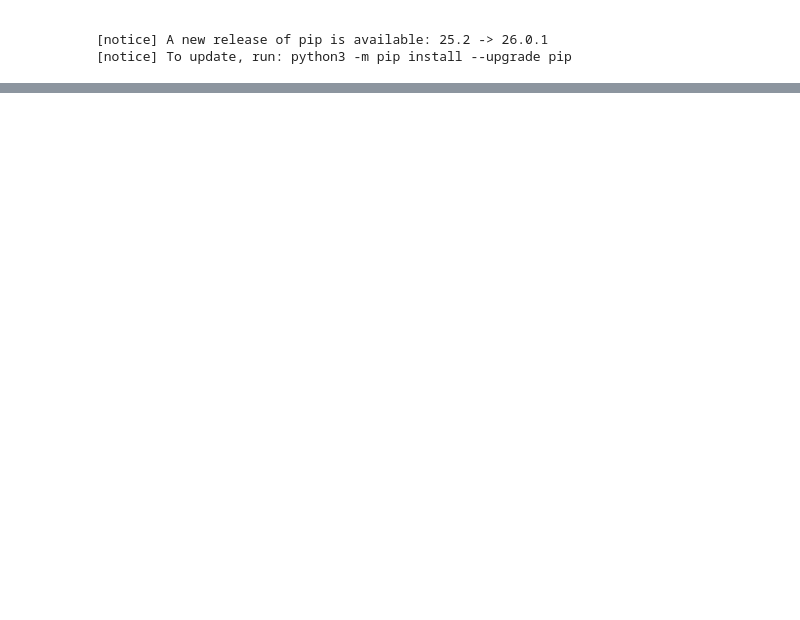
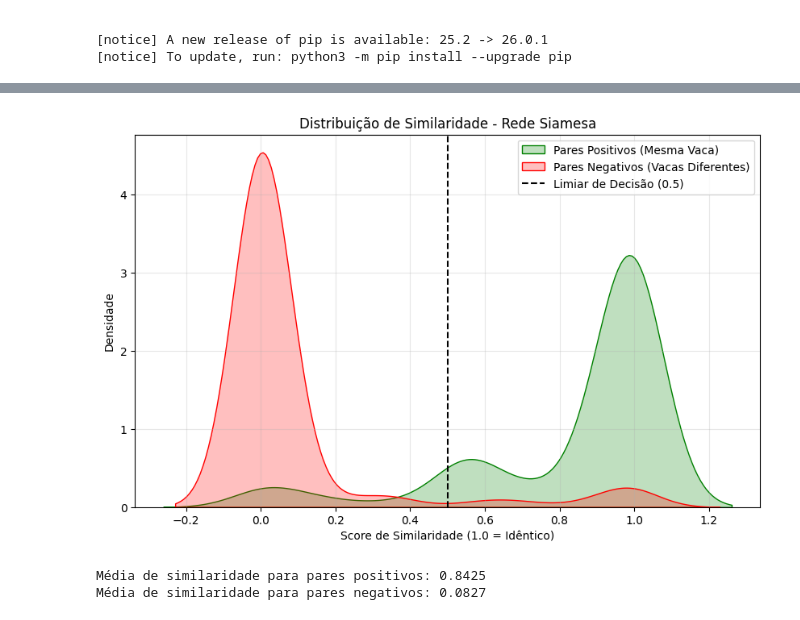
Before and after one commit to pauloprbs/cattle-identification, a Jupyter notebook: notebooks/06_modelagem_redes_siamesas.ipynb, the cells around one changed output, grey strips where cells are left out. Drawn from its saved outputs; the diff is of its cells as text; code cells hidden in the pictures; blank space fills up the shorter version.

```diff
--- a/notebooks/06_modelagem_redes_siamesas.ipynb
+++ b/notebooks/06_modelagem_redes_siamesas.ipynb
@@ -250,0 +172,26 @@ plot_comparative_confusion_matrices(df, y,
+# %%
+import matplotlib.pyplot as plt
+import seaborn as sns
+
+# Função para extrair distâncias do conjunto de teste do último fold
+y_val_pred = best_model.predict([X_vl_p[:,0], X_vl_p[:,1]])
+
+# Separar distâncias de pares positivos e negativos
+dist_positivos = y_val_pred[y_vl_p == 1]
+dist_negativos = y_val_pred[y_vl_p == 0]
+
+plt.figure(figsize=(10, 6))
+sns.kdeplot(dist_positivos.flatten(), label='Pares Positivos (Mesma Vaca)', fill=True, color='green')
+sns.kdeplot(dist_negativos.flatten(), label='Pares Negativos (Vacas Diferentes)', fill=True, color='red')
+
+plt.axvline(x=0.5, color='black', linestyle='--', label='Limiar de Decisão (0.5)')
+plt.title('Distribuição de Similaridade - Rede Siamesa')
+plt.xlabel('Score de Similaridade (1.0 = Idêntico)')
+plt.ylabel('Densidade')
+plt.legend()
+plt.grid(alpha=0.3)
+plt.show()
+
+print(f"Média de similaridade para pares positivos: {np.mean(dist_positivos):.4f}")
+print(f"Média de similaridade para pares negativos: {np.mean(dist_negativos):.4f}")
+# %% [output]
@@ -250,0 +199,3 @@ plot_comparative_confusion_matrices(df, y,
+[figure, added]
+Média de similaridade para pares positivos: 0.8425
+Média de similaridade para pares negativos: 0.0827
```
Also changed, not shown: parts of 6 cells of this notebook, 11 other files.
